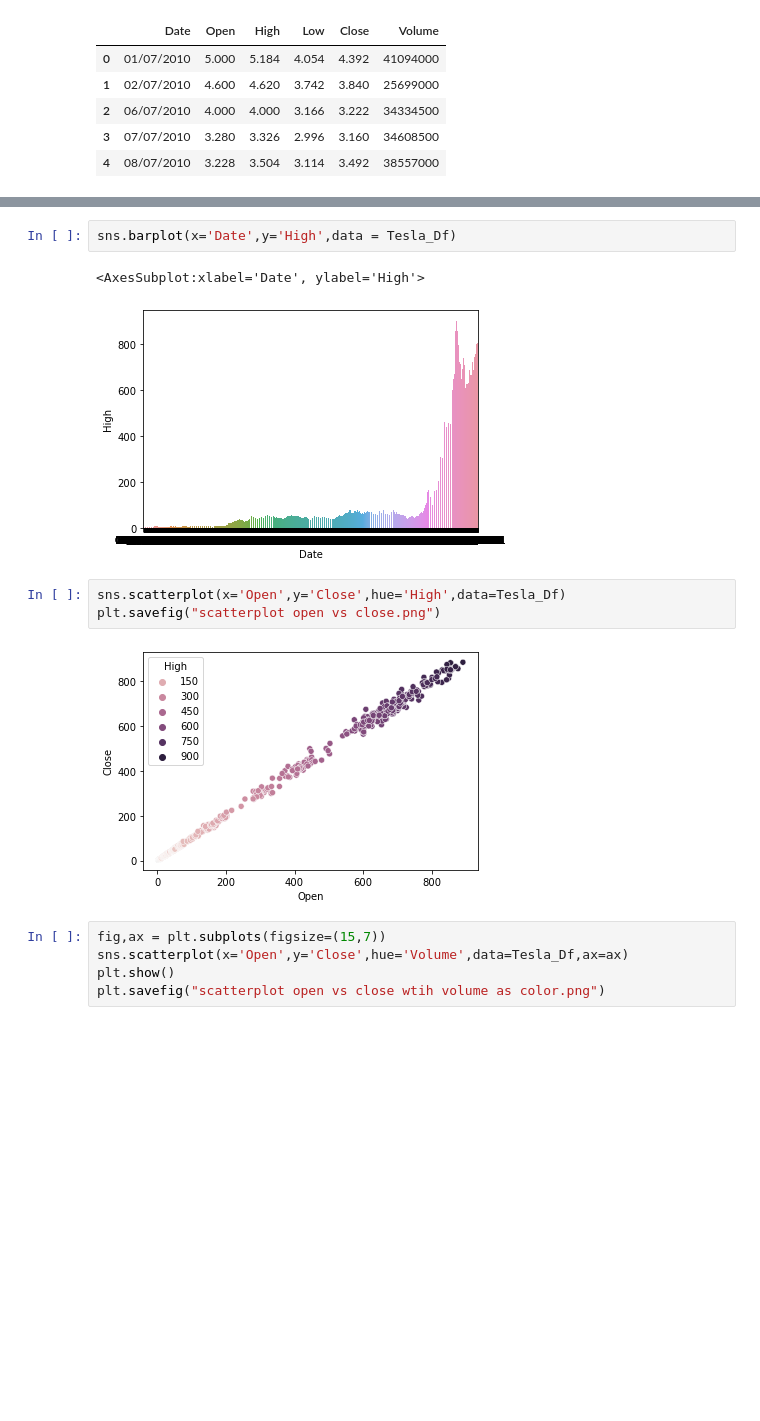
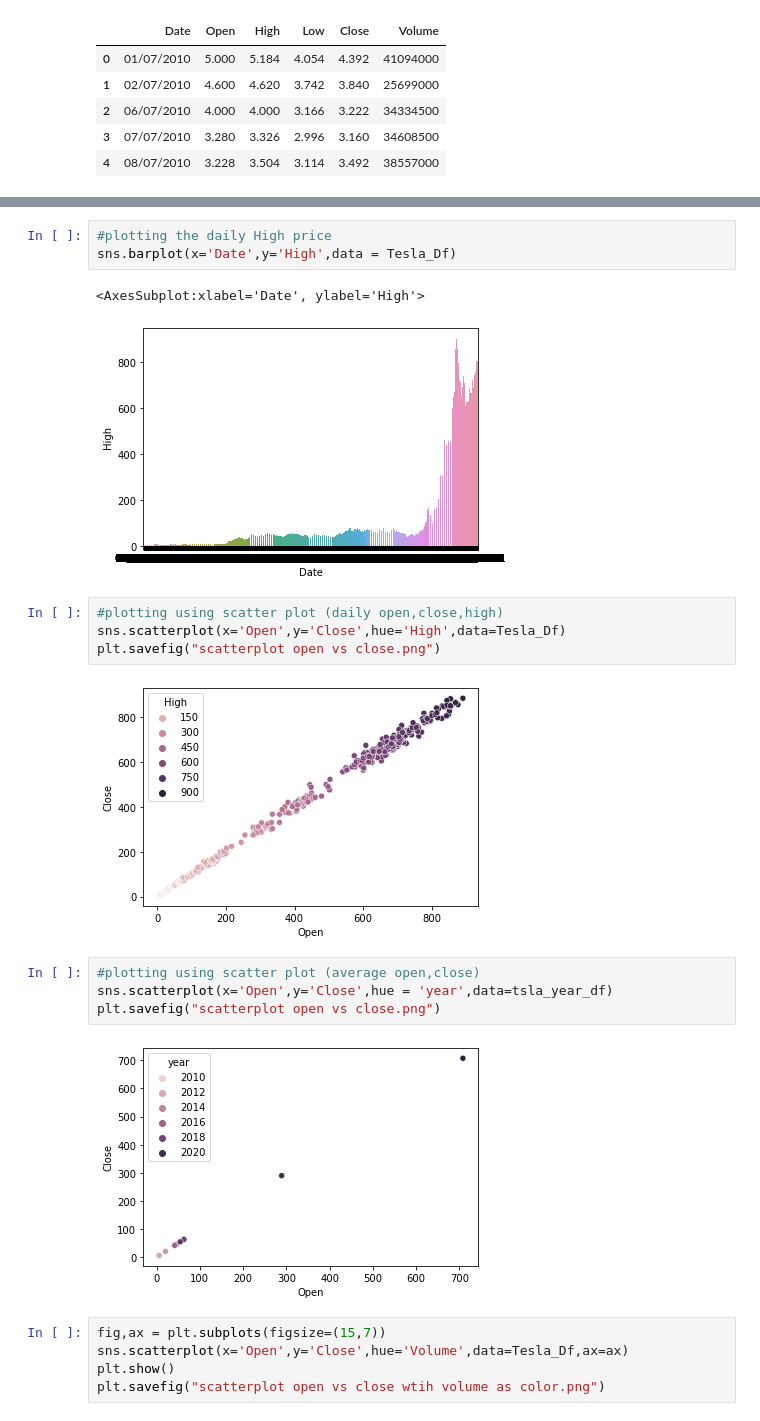
Before and after one commit to anacarol84/Project1_Tesla, a Jupyter notebook: Project-1/DataCleaningnew.ipynb, the cells around one changed output, grey strips where cells are left out. Cells and saved outputs as stored; diff of their text form; blank space fills up the shorter version.

```diff
--- a/Project-1/DataCleaningnew.ipynb
+++ b/Project-1/DataCleaningnew.ipynb
@@ -74,13 +154,21 @@ Tesla_Df.head()
 # %%
+#plotting the daily High price
 sns.barplot(x='Date',y='High',data = Tesla_Df)
 # %% [output]
 <AxesSubplot:xlabel='Date', ylabel='High'>
 [figure]
 # %%
+#plotting using scatter plot (daily open,close,high)
 sns.scatterplot(x='Open',y='Close',hue='High',data=Tesla_Df)
 plt.savefig("scatterplot open vs close.png")
 # %% [output]
 [figure]
+# %%
+#plotting using scatter plot (average open,close)
+sns.scatterplot(x='Open',y='Close',hue = 'year',data=tsla_year_df)
+plt.savefig("scatterplot open vs close.png")
+# %% [output]
+[figure, added]
 # %%
 fig,ax = plt.subplots(figsize=(15,7))
 sns.scatterplot(x='Open',y='Close',hue='Volume',data=Tesla_Df,ax=ax)
```
Also changed, not shown: parts of 7 cells of this notebook, 2 other files.
